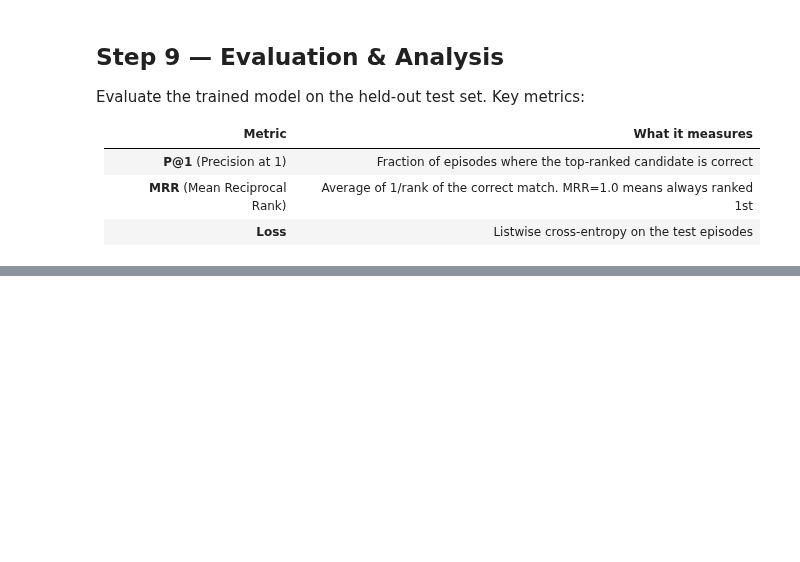
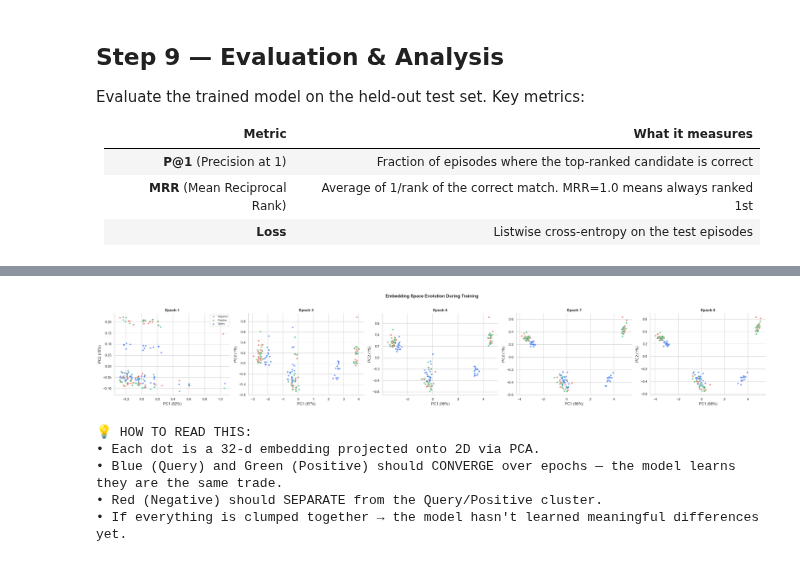
Before and after one commit to adrianvargasgarrido/Siamese_Neural_Network_Matching, a Jupyter notebook: src/model/nn_matching/notebooks/siamese_txn_matching.ipynb, the cells around one changed output, grey strips where cells are left out. Cells and saved outputs as stored; diff of their text form; code cells hidden in the pictures; blank space fills up the shorter version.

```diff
--- a/src/model/nn_matching/notebooks/siamese_txn_matching.ipynb
+++ b/src/model/nn_matching/notebooks/siamese_txn_matching.ipynb
@@ -1049,0 +1631,57 @@ for r in sorted(rank_counts.index):
+# %%
+# ── 10a. Embedding Evolution: How the model learns to cluster matches ──
+from sklearn.decomposition import PCA
+
+if embedding_snapshots:
+    n_snaps = len(embedding_snapshots)
+    fig, axes = plt.subplots(1, n_snaps, figsize=(6 * n_snaps, 5))
+    if n_snaps == 1:
+        axes = [axes]
+
+    palette = {"Query": "#2563eb", "Positive": "#27ae60", "Negative": "#e74c3c"}
+
+    for idx, snap in enumerate(embedding_snapshots):
+        embs = snap["embeddings"]
+        labels = snap["labels"]
+        ep_num = snap["epoch"]
+
+        if len(embs) < 3:
+            continue
+
+        pca = PCA(n_components=2)
+        coords = pca.fit_transform(embs)
+
+        df_pca = pd.DataFrame({
+            "PC1": coords[:, 0], "PC2": coords[:, 1], "Type": labels
+        })
+
+        for t in ["Negative", "Positive", "Query"]:
+            subset = df_pca[df_pca["Type"] == t]
+            axes[idx].scatter(subset["PC1"], subset["PC2"], c=palette[t],
+                            label=t, alpha=0.6, s=30, edgecolors="white", linewidth=0.5)
+
+        axes[idx].set_title(f"Epoch {ep_num}", fontsize=12, fontweight='bold')
+        axes[idx].set_xlabel(f"PC1 ({pca.explained_variance_ratio_[0]:.0%})")
+        axes[idx].set_ylabel(f"PC2 ({pca.explained_variance_ratio_[1]:.0%})")
+        if idx == 0:
+            axes[idx].legend(loc="upper right", fontsize=8)
+        sns.despine(ax=axes[idx])
+
+    plt.suptitle("Embedding Space Evolution During Training", fontsize=14, fontweight='bold', y=1.02)
+    plt.tight_layout()
+    plt.show()
+
+    print("\n💡 HOW TO READ THIS:")
+    print("• Each dot is a 32-d embedding projected onto 2D via PCA.")
+    print("• Blue (Query) and Green (Positive) should CONVERGE over epochs — the model learns they are the same trade.")
+    print("• Red (Negative) should SEPARATE from the Query/Positive cluster.")
+    print("• If everything is clumped together → the model hasn't learned meaningful differences yet.")
+else:
+    print("No embedding snapshots captured. Run the training loop first.")
+# %% [output]
+[figure, added]
+💡 HOW TO READ THIS:
+• Each dot is a 32-d embedding projected onto 2D via PCA.
+• Blue (Query) and Green (Positive) should CONVERGE over epochs — the model learns they are the same trade.
+• Red (Negative) should SEPARATE from the Query/Positive cluster.
+• If everything is clumped together → the model hasn't learned meaningful differences yet.
```
Also changed, not shown: parts of 27 cells of this notebook, 7 other files.
